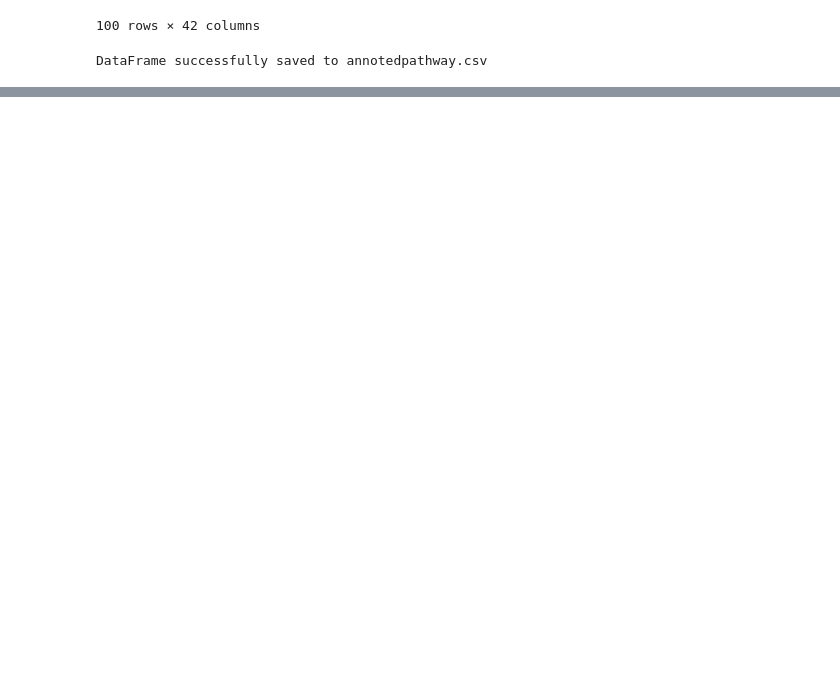
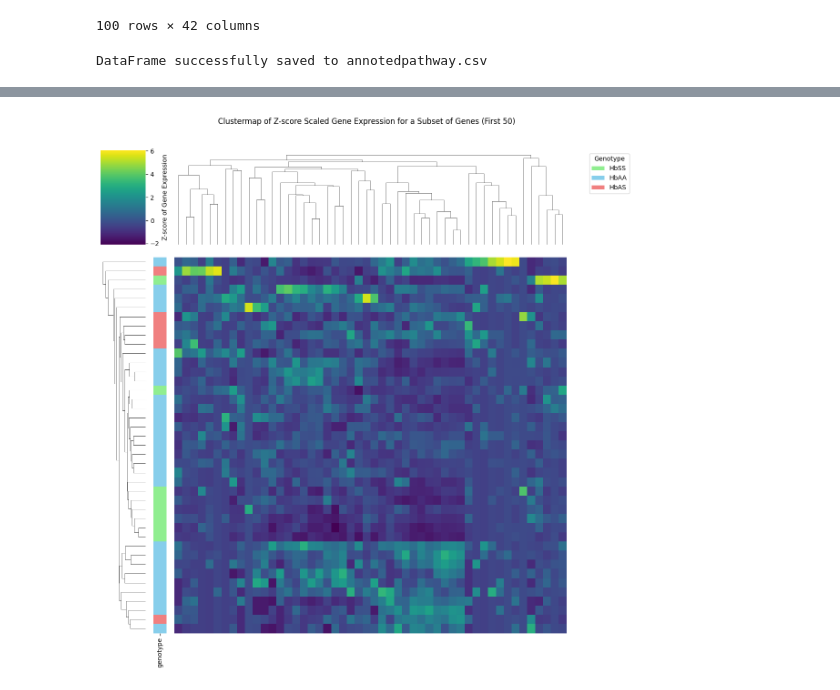
Before and after one commit to Edem-m/JaxProject_Edem-Jaimie, a Jupyter notebook: Jaxproject_Edem_Jaimie.ipynb, the cells around one changed output, grey strips where cells are left out. Cells and saved outputs as stored; diff of their text form; code cells hidden in the pictures; blank space fills up the shorter version.

```diff
--- a/Jaxproject_Edem_Jaimie.ipynb
+++ b/Jaxproject_Edem_Jaimie.ipynb
@@ -694,0 +987,40 @@ Sample information DataFrame with cleaned titles and sample IDs:
+# %%
+from matplotlib.colors import LinearSegmentedColormap
+
+# Define a custom colorblind-friendly colormap for genotype annotations
+genotype_colors = {
+    'HbAA': 'skyblue',
+    'HbAS': 'lightcoral',
+    'HbSS': 'lightgreen'
+}
+
+row_colors = sample_genotypes_heatmap.map(genotype_colors)
+
+# Create the heatmap using seaborn.clustermap for better visualization
+# clustermap automatically performs hierarchical clustering on rows and columns
+g = sns.clustermap(
+    subset_genes_for_heatmap, # Use the subset of scaled genes
+    cmap='viridis', # Colorblind-friendly colormap
+    standard_scale=None, # Already scaled with StandardScaler
+    row_colors=row_colors, # Annotate rows (samples) by genotype
+    figsize=(12, 12), # Adjust figure size
+    cbar_kws={'label': 'Z-score of Gene Expression'},
+    dendrogram_ratio=(.1, .2), # Adjust dendrogram size
+    yticklabels=False, # Hide sample labels if too many
+    xticklabels=False # Hide gene labels if too many
+)
+
+g.fig.suptitle('Clustermap of Z-score Scaled Gene Expression for a Subset of Genes (First 50)', y=1.02)
+plt.setp(g.ax_heatmap.get_xticklabels(), rotation=90)
+plt.setp(g.ax_heatmap.get_yticklabels(), rotation=0)
+
+# Add a custom legend for row_colors (genotypes)
+for label in sample_genotypes_heatmap.unique():
+    g.ax_col_dendrogram.bar(0, 0, color=genotype_colors[label], label=label, linewidth=0)
+# Move the legend outside the plot area or to an empty space
+g.ax_col_dendrogram.legend(title='Genotype', loc='upper left', bbox_to_anchor=(1.05, 1))
+
+plt.tight_layout()
+plt.show()
+# %% [output]
+[figure, added]
```
Also changed, not shown: parts of 22 cells of this notebook.
